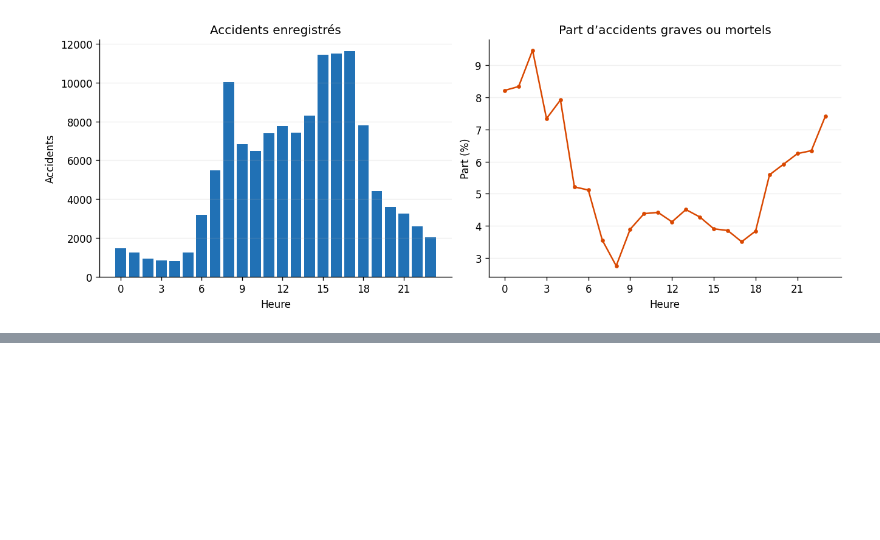
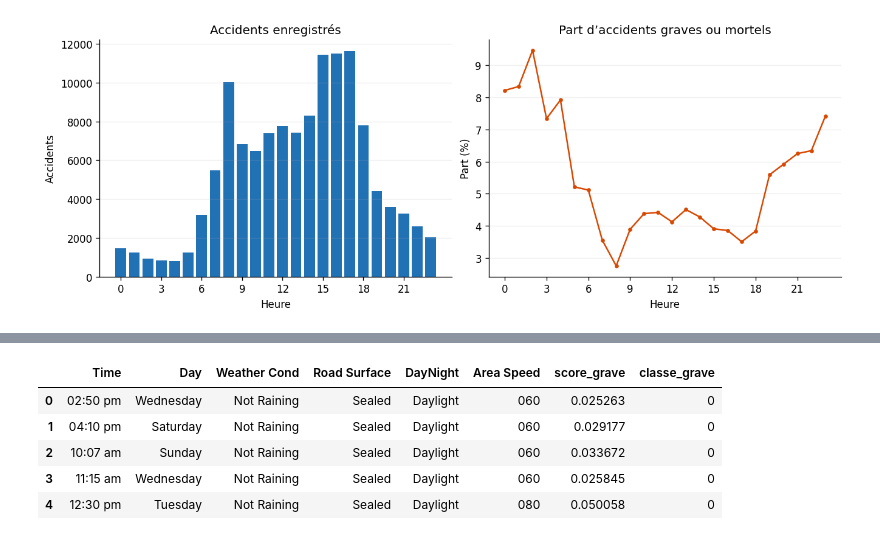
Before and after one commit to alex-abdallah/bigData, a Jupyter notebook: TP2/Road_Crash_PySpark.ipynb, the cells around one changed output, grey strips where cells are left out. Drawn from its saved outputs; the diff is of its cells as text; code cells hidden in the pictures; blank space fills up the shorter version.

```diff
--- a/TP2/Road_Crash_PySpark.ipynb
+++ b/TP2/Road_Crash_PySpark.ipynb
@@ -538,0 +192,6 @@ crash_df.groupBy('Crash Type').agg(F.sum('Total Fats').alias('Total fatalities')
+# %%
+severity_labels = {"1: PDO": "Matériel seul", "2: MI": "Blessures légères",
+                   "3: SI": "Blessures graves", "4: Fatal": "Mortel"}
+severity_order = list(severity_labels)
+assert {r[0] for r in crash_raw.select("CSEF Severity").distinct().collect()} == set(severity_order)
+crash_df = crash_raw
@@ -588,12 +497,0 @@ La question retenue est : « Combien de victimes dans les accidents impliquant a
-# %%
-unlicensed_original = by_suburb_no_lic_no_df
-unlicensed_ids = units_df.filter(col("Licence Type") == "Unlicenced").select("REPORT_ID").distinct()
-unlicensed_crashes = crash_df.join(unlicensed_ids, "REPORT_ID", "left_semi")
-unlicensed_corrected = (unlicensed_crashes.groupBy("Suburb")
-    .agg(F.count("*").alias("accidents"), F.sum("Total Cas").alias("victimes")))
-original_total = unlicensed_original.agg(F.sum("Total casualty")).first()[0]
-corrected_total = unlicensed_corrected.agg(F.sum("victimes")).first()[0]
-print("Somme reproduite après jointure :", original_total)
-print("Somme avec chaque accident compté une fois :", corrected_total)
-print("Surcomptage :", original_total - corrected_total)
-unlicensed_corrected.orderBy(F.desc("victimes"), "Suburb").show(20, truncate=False)
@@ -1507,0 +645,38 @@ Session Spark arrêtée. Relancer depuis la création de session pour refaire le
+# %%
+modele_uri = (OUT / "modele_gravite_spark").resolve().as_uri()
+model.write().overwrite().save(modele_uri)
+reloaded = PipelineModel.load(modele_uri)
+exemple_csv = OUT / "exemple_contexte.csv"
+test.orderBy("REPORT_ID").select(*INPUTS).limit(5).toPandas().to_csv(exemple_csv, index=False)
+sans_etiquette = (spark.read.options(header=True, mode="FAILFAST")
+                  .csv(exemple_csv.resolve().as_uri()).select(*INPUTS))
+
+def predire(modele, lignes):
+    return modele.transform(lignes).select(*INPUTS,
+        vector_to_array("probability")[1].alias("score_grave"),
+        col("prediction").cast("int").alias("classe_grave"))
+
+
+scores = predire(model, sans_etiquette).orderBy(*INPUTS).collect()
+export = predire(reloaded, sans_etiquette).orderBy(*INPUTS).toPandas()
+assert len(export) == len(scores) == 5
+np.testing.assert_allclose(export["score_grave"], [row.score_grave for row in scores])
+assert export["classe_grave"].tolist() == [row.classe_grave for row in scores]
+display(export)
+export.to_csv(OUT / "predictions_gravite.csv", index=False)
+pd.DataFrame(manifest).to_csv(OUT / "manifest_sources.csv", index=False)
+annual_pd.to_csv(OUT / "bilan_annuel.csv", index=False)
+exclusive_pd.to_csv(OUT / "gravite_groupes_exclusifs.csv", index=False)
+benchmark_pd.to_csv(OUT / "benchmark_api_spark.csv", index=False)
+unlicensed_corrected.orderBy("Suburb").toPandas().to_csv(OUT / "sans_permis_par_localite.csv", index=False)
+rapport = {"revision_source": source_revision, "spark": spark.version, "colonnes_entree": INPUTS,
+           "seuil": seuil, "matrice_test_2019": matrice.tolist(), "metriques": scorecard.to_dict(orient="index")}
+(OUT / "metriques_gravite.json").write_text(json.dumps(rapport, ensure_ascii=False, indent=2) + "\n", encoding="utf-8")
+spark.stop()
+# %% [output]
+|  | Time | Day | Weather Cond | Road Surface | DayNight | Area Speed | score_grave | classe_grave |
+| 0 | 02:50 pm | Wednesday | Not Raining | Sealed | Daylight | 060 | 0.025263 | 0 |
+| 1 | 04:10 pm | Saturday | Not Raining | Sealed | Daylight | 060 | 0.029177 | 0 |
+| 2 | 10:07 am | Sunday | Not Raining | Sealed | Daylight | 060 | 0.033672 | 0 |
+| 3 | 11:15 am | Wednesday | Not Raining | Sealed | Daylight | 060 | 0.025845 | 0 |
+| 4 | 12:30 pm | Tuesday | Not Raining | Sealed | Daylight | 080 | 0.050058 | 0 |
```
Also changed, not shown: parts of 139 cells of this notebook, 1 other file.
